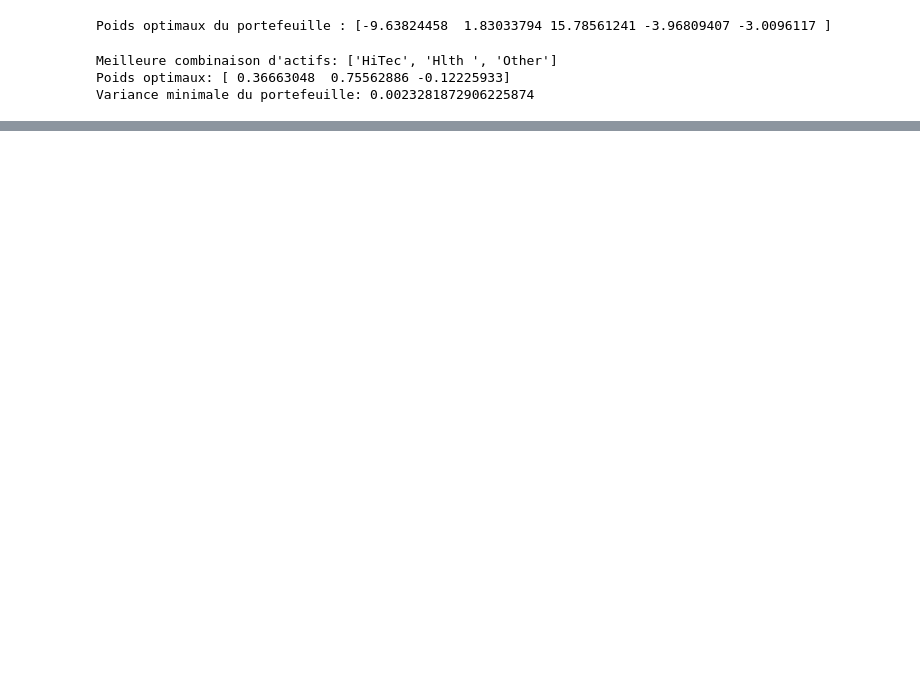
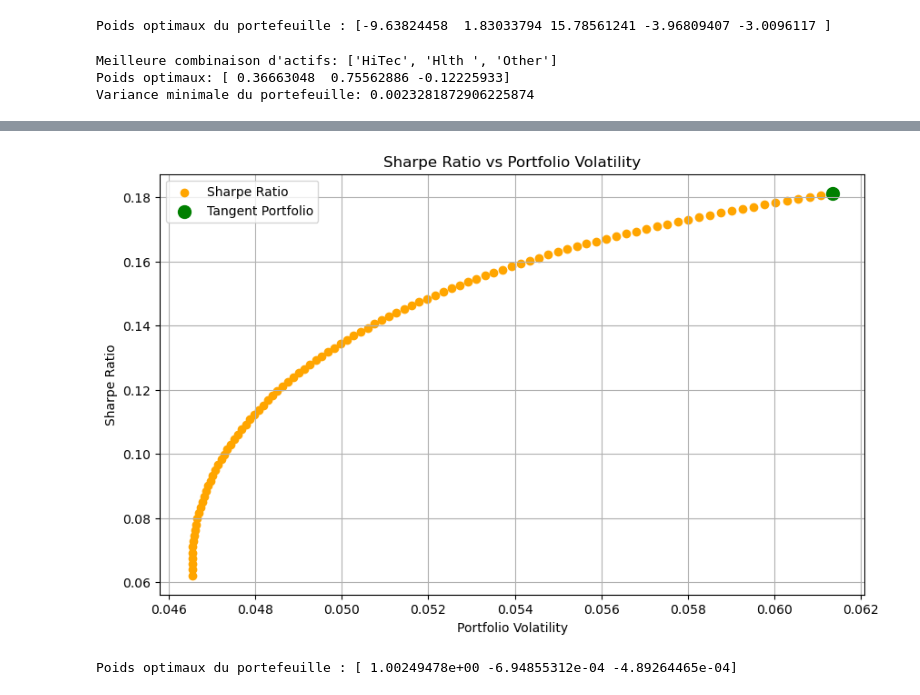
Before and after one commit to DominicPrenovost/TP1-Gestion-de-pf, a Jupyter notebook: Test.ipynb, the cells around one changed output, grey strips where cells are left out. Cells and saved outputs as stored; diff of their text form; code cells hidden in the pictures; blank space fills up the shorter version.

```diff
--- a/Test.ipynb
+++ b/Test.ipynb
@@ -119,0 +279,19 @@ Variance minimale du portefeuille: 0.0023281872906225874
+# %%
+# Plot the Sharpe ratio against portfolio volatility
+plt.figure(figsize=(10, 6))
+plt.scatter(volatilites_optimales, sharpe_ratios, color='orange', label='Sharpe Ratio')
+
+# Highlight the tangent portfolio
+plt.scatter(tangent_portfolio_volatility, sharpe_ratios[max_sharpe_index], color='green', marker='o', s=100, label='Tangent Portfolio')
+
+# Add labels and title
+plt.title('Sharpe Ratio vs Portfolio Volatility')
+plt.xlabel('Portfolio Volatility')
+plt.ylabel('Sharpe Ratio')
+plt.legend()
+plt.grid(True)
+
+# Show the plot
+plt.show()
+# %% [output]
+[figure, added]
@@ -119,0 +305,59 @@ Variance minimale du portefeuille: 0.0023281872906225874
+# %%
+# Fonction objectif : Variance du portefeuille
+def minportfolio_variance(W,Sigma_5):
+    return W.T @ (Sigma_5 @ W)
+
+# Poids initiaux : répartition uniforme
+W = np.ones(len(Z_barre)) * (1.0 / len(Z_barre))
+
+# Fonction d'optimisation
+def optimize(func, W, Sigma_5, target_return):
+
+    # Contraintes
+    opt_constraints = ({'type': 'eq', 'fun': lambda W: ones @ W.T - 1},  # La somme des poids doit être égale à 1
+                       {'type': 'eq', 'fun': lambda W: W.T @ z_barre - target_return},  # Le rendement attendu doit être égal au rendement cible
+                       {'type': 'ineq', 'fun': lambda W: W})  # No short selling constraint
+
+    # Optimisation
+    optimal_weights = minimize(func, W, args=( Sigma_5), method='trust-constr', constraints=opt_constraints)
+
+    return optimal_weights.x
+
+# Appel de la fonction d'optimisation
+optimal_weights = optimize(minportfolio_variance, W, Sigma_5, R_cible)
+
+print("Poids optimaux du portefeuille :", optimal_weights)
+
+# Générer une série de rendements cibles
+rendements_cibles = np.linspace(min(Z_barre) - 0.015, max(Z_barre) + 0.015, 100)
+
+# Initialiser les listes pour stocker les volatilités et rendements optimaux
+volatilites_optimales = []
+rendements_optimaux = []
+
+# Itérer sur les rendements cibles pour optimiser les poids du portefeuille
+for R_cible in rendements_cibles:
+    W = np.ones(len(Z_barre)) * (1.0 / len(Z_barre))  # Réinitialiser les poids initiaux pour chaque itération
+    poids_optimaux = optimize(minportfolio_variance, W, Sigma_5, R_cible)
+    var_optimale = minportfolio_variance(poids_optimaux, Sigma_5)
+    rendement_optimal = np.dot(poids_optimaux, Z_barre)
+
+    volatilites_optimales.append(np.sqrt(var_optimale))
+    rendements_optimaux.append(rendement_optimal)
+
+# Calculate the CML equation
+CML_returns = np.linspace(rf, max(rendements_optimaux), 100)
+CML_volatilities = (CML_returns - rf) / ((max(rendements_optimaux) - rf) / max(volatilites_optimales))
+
+# Calculate Sharpe Ratios for all points on the efficient frontier
+sharpe_ratios = [(r - rf) / v for r, v in zip(rendements_optimaux, volatilites_optimales)]
+
+# Find the index of the portfolio with the maximum Sharpe ratio
+max_sharpe_index = np.argmax(sharpe_ratios)
+
+# Extract the return and volatility of the tangent portfolio
+tangent_portfolio_return = rendements_optimaux[max_sharpe_index]
+tangent_portfolio_volatility = volatilites_optimales[max_sharpe_index]
+#tangent_portfolio_volatility = volatilites_optimales[99]
+# %% [output]
+Poids optimaux du portefeuille : [ 1.00249478e+00 -6.94855312e-04 -4.89264465e-04]
```
Also changed, not shown: parts of 10 cells of this notebook.
